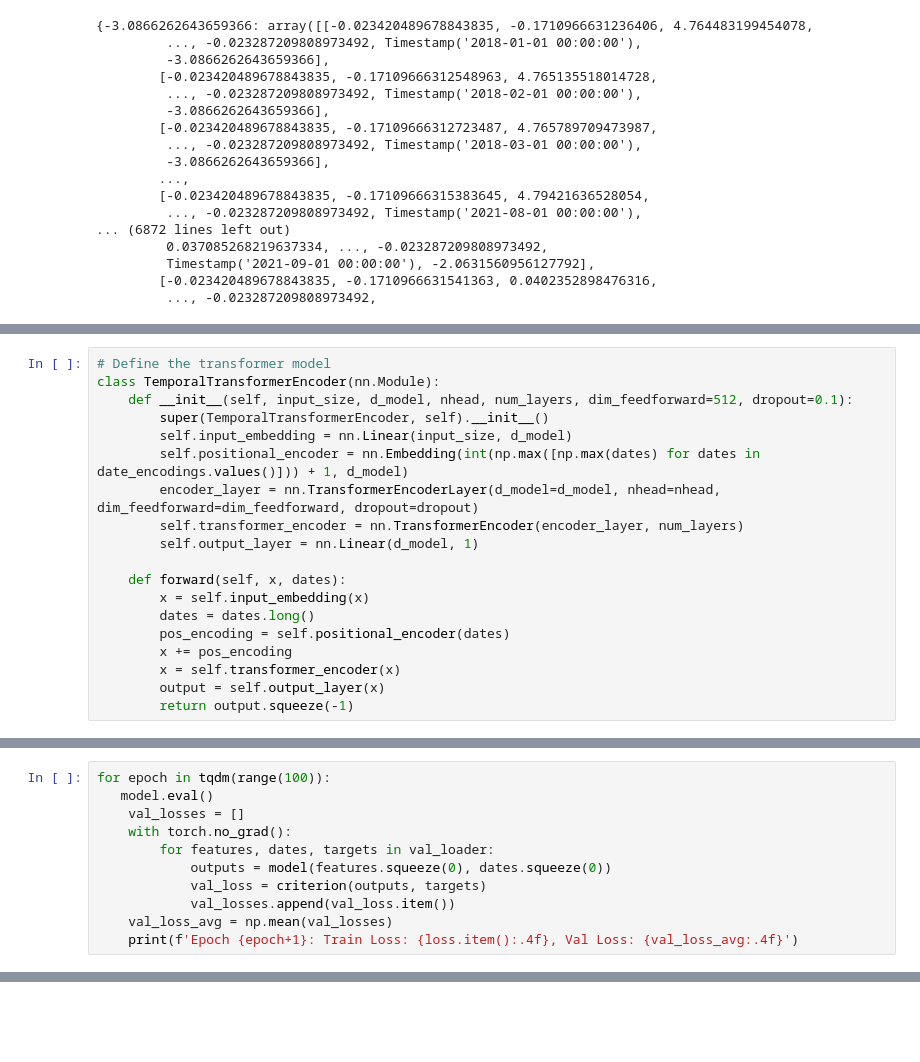
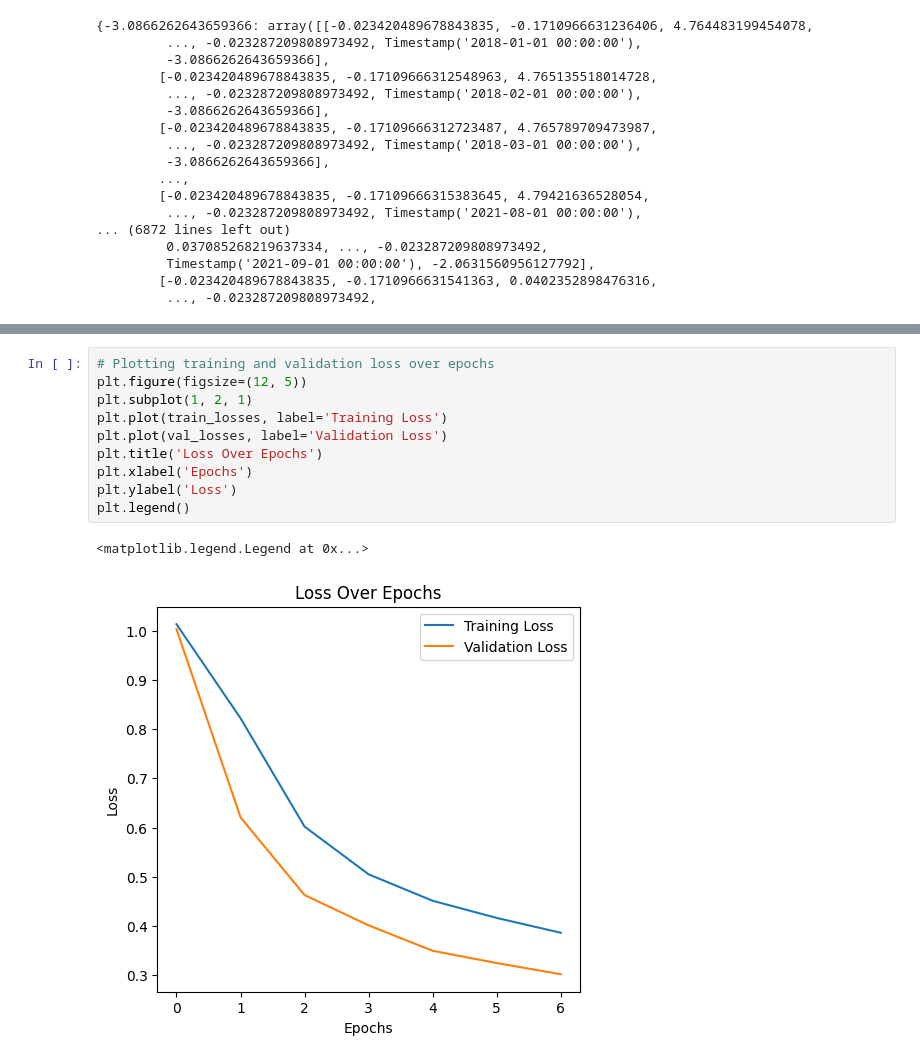
Before and after one commit to div-nar/AT-GCN, a Jupyter notebook: temporal_attention.ipynb, the cells around one changed output, grey strips where cells are left out. Saved outputs shown, nothing was run; the diff lists cells and outputs as text; blank space fills up the shorter version.

```diff
--- a/temporal_attention.ipynb
+++ b/temporal_attention.ipynb
@@ -272,19 +100,0 @@ val_loader = DataLoader([dataset[i] for i in val_set], batch_size=32, shuffle=Fa
-# %%
-# Define the transformer model
-class TemporalTransformerEncoder(nn.Module):
-    def __init__(self, input_size, d_model, nhead, num_layers, dim_feedforward=512, dropout=0.1):
-        super(TemporalTransformerEncoder, self).__init__()
-        self.input_embedding = nn.Linear(input_size, d_model)
-        self.positional_encoder = nn.Embedding(int(np.max([np.max(dates) for dates in date_encodings.values()])) + 1, d_model)
-        encoder_layer = nn.TransformerEncoderLayer(d_model=d_model, nhead=nhead, dim_feedforward=dim_feedforward, dropout=dropout)
-        self.transformer_encoder = nn.TransformerEncoder(encoder_layer, num_layers)
-        self.output_layer = nn.Linear(d_model, 1)
-
-    def forward(self, x, dates):
-        x = self.input_embedding(x)
-        dates = dates.long()
-        pos_encoding = self.positional_encoder(dates)
-        x += pos_encoding
-        x = self.transformer_encoder(x)
-        output = self.output_layer(x)
-        return output.squeeze(-1)
@@ -323,11 +100,0 @@ Error:
-# %%
-for epoch in tqdm(range(100)):
-   model.eval()
-    val_losses = []
-    with torch.no_grad():
-        for features, dates, targets in val_loader:
-            outputs = model(features.squeeze(0), dates.squeeze(0))
-            val_loss = criterion(outputs, targets)
-            val_losses.append(val_loss.item())
-    val_loss_avg = np.mean(val_losses)
-    print(f'Epoch {epoch+1}: Train Loss: {loss.item():.4f}, Val Loss: {val_loss_avg:.4f}')
@@ -333,0 +168,13 @@ for epoch in tqdm(range(100)):
+# %%
+# Plotting training and validation loss over epochs
+plt.figure(figsize=(12, 5))
+plt.subplot(1, 2, 1)
+plt.plot(train_losses, label='Training Loss')
+plt.plot(val_losses, label='Validation Loss')
+plt.title('Loss Over Epochs')
+plt.xlabel('Epochs')
+plt.ylabel('Loss')
+plt.legend()
+# %% [output]
+<matplotlib.legend.Legend at 0x...>
+[figure, added]
```
Also changed, not shown: parts of 12 cells of this notebook.
